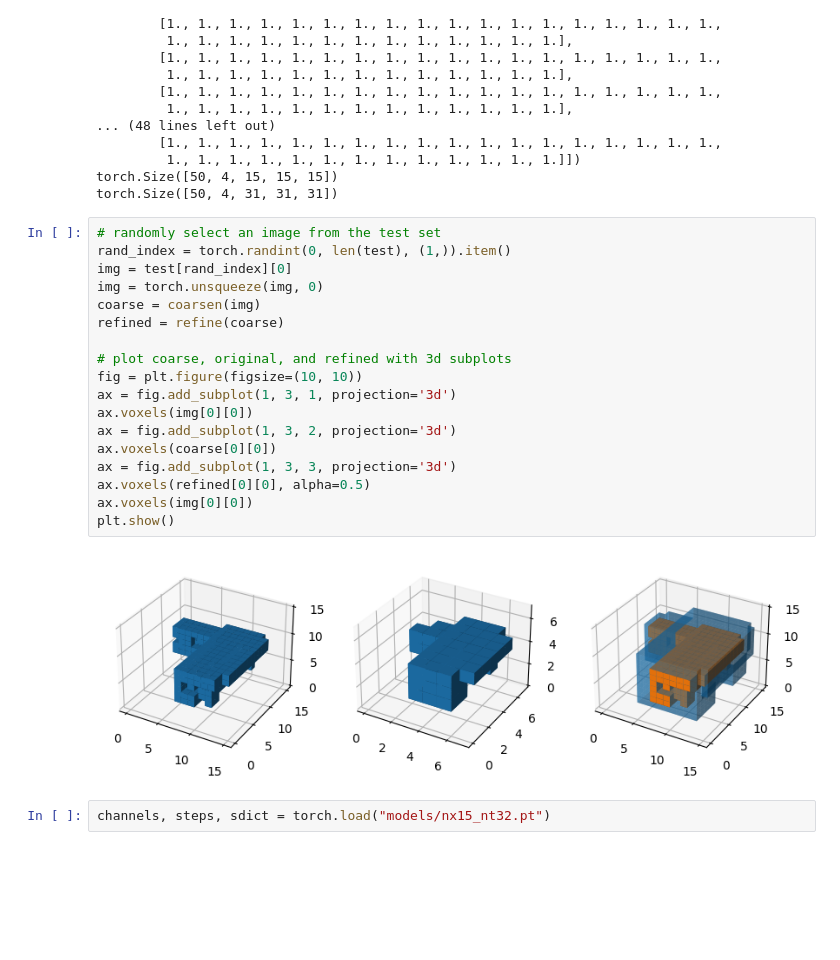
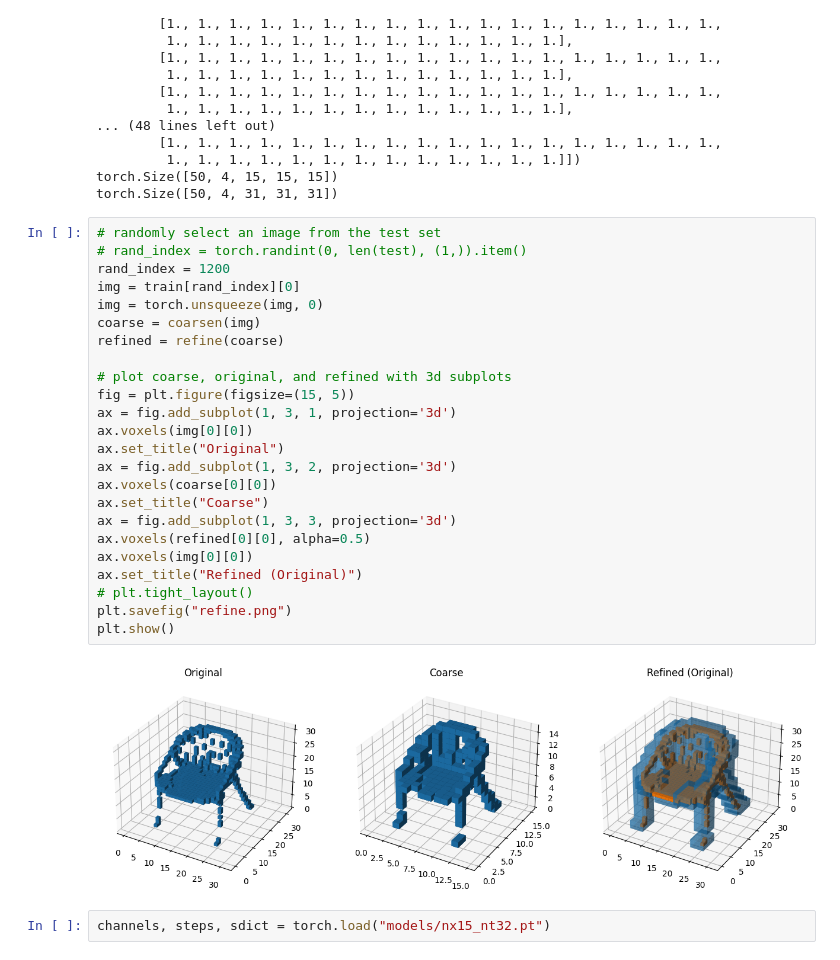
Before and after one commit to Multilevel-NN/torchbraid, a Jupyter notebook: examples/modelnet/loadtest2.ipynb, the cells around one changed output. Drawn from its saved outputs; the diff is of its cells as text; blank space fills up the shorter version.

```diff
--- a/examples/modelnet/loadtest2.ipynb
+++ b/examples/modelnet/loadtest2.ipynb
@@ -76,24 +82,30 @@ torch.Size([50, 4, 15, 15, 15])
 torch.Size([50, 4, 31, 31, 31])
 # %%
 # randomly select an image from the test set
-rand_index = torch.randint(0, len(test), (1,)).item()
-img = test[rand_index][0]
+# rand_index = torch.randint(0, len(test), (1,)).item()
+rand_index = 1200
+img = train[rand_index][0]
 img = torch.unsqueeze(img, 0)
 coarse = coarsen(img)
 refined = refine(coarse)
 
 # plot coarse, original, and refined with 3d subplots
-fig = plt.figure(figsize=(10, 10))
+fig = plt.figure(figsize=(15, 5))
 ax = fig.add_subplot(1, 3, 1, projection='3d')
 ax.voxels(img[0][0])
+ax.set_title("Original")
 ax = fig.add_subplot(1, 3, 2, projection='3d')
 ax.voxels(coarse[0][0])
+ax.set_title("Coarse")
 ax = fig.add_subplot(1, 3, 3, projection='3d')
 ax.voxels(refined[0][0], alpha=0.5)
 ax.voxels(img[0][0])
+ax.set_title("Refined (Original)")
+# plt.tight_layout()
+plt.savefig("refine.png")
 plt.show()
 # %% [output]
-[figure, old version]
+[figure, new version]
 # %%
 channels, steps, sdict = torch.load("models/nx15_nt32.pt")
 # %%
```
Also changed, not shown: parts of 4 cells of this notebook, 6 other files.
